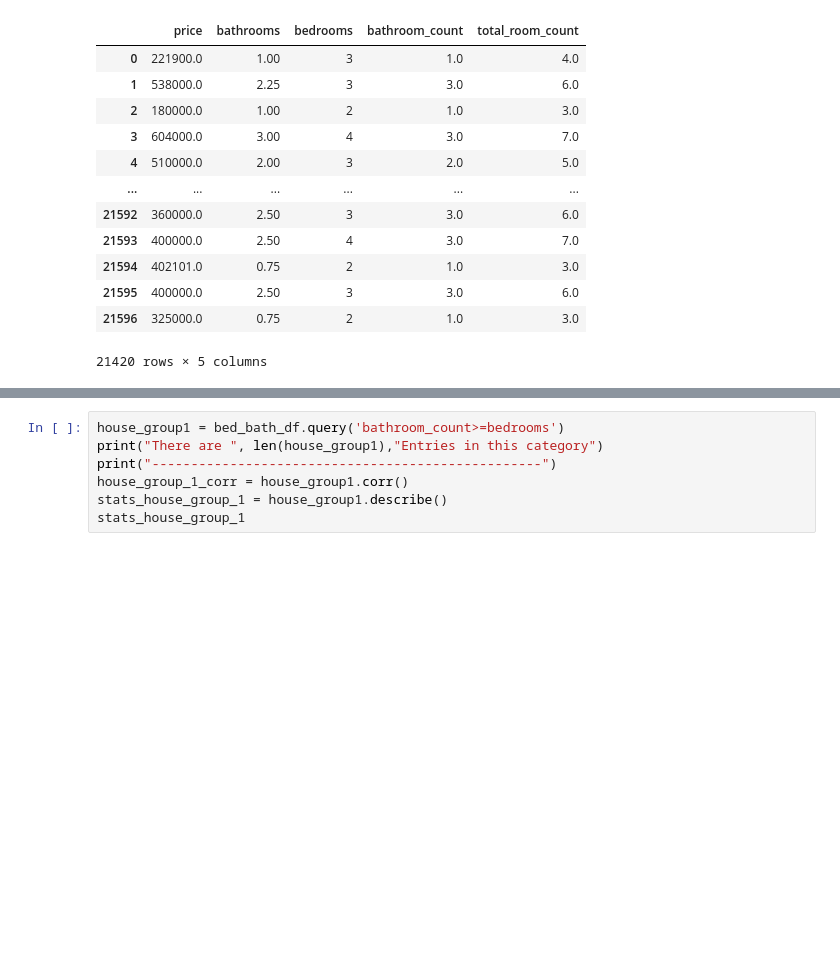
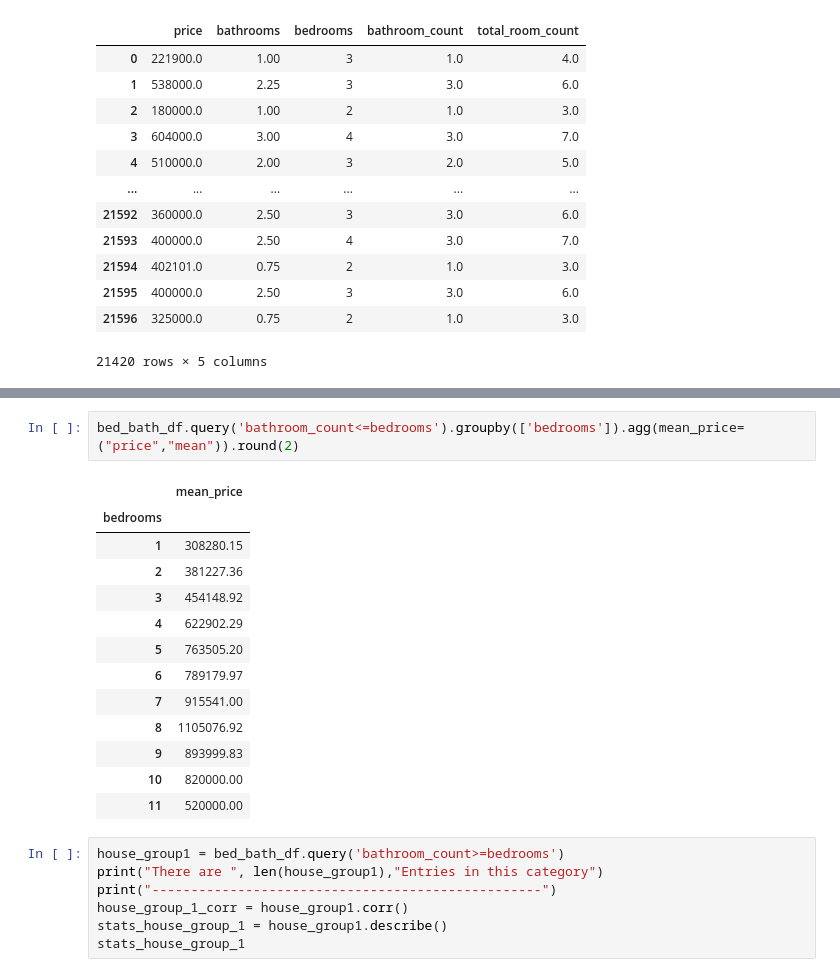
Before and after one commit to PaulWill92/Housing-Regression, a Jupyter notebook: index.ipynb, the cells around one changed output, grey strips where cells are left out. Drawn from its saved outputs; the diff is of its cells as text; blank space fills up the shorter version.

```diff
--- a/index.ipynb
+++ b/index.ipynb
@@ -315,3 +401,19 @@ bed_bath_df
+# %%
+bed_bath_df.query('bathroom_count<=bedrooms').groupby(['bedrooms']).agg(mean_price=("price","mean")).round(2)
+# %% [output]
+|  | mean_price |
+| bedrooms |  |
+| 1 | 308280.15 |
+| 2 | 381227.36 |
+| 3 | 454148.92 |
+| 4 | 622902.29 |
+| 5 | 763505.20 |
+| 6 | 789179.97 |
+| 7 | 915541.00 |
+| 8 | 1105076.92 |
+| 9 | 893999.83 |
+| 10 | 820000.00 |
+| 11 | 520000.00 |
 # %%
 house_group1 = bed_bath_df.query('bathroom_count>=bedrooms')
 print("There are ", len(house_group1),"Entries in this category")
```
Also changed, not shown: parts of 6 cells of this notebook.
